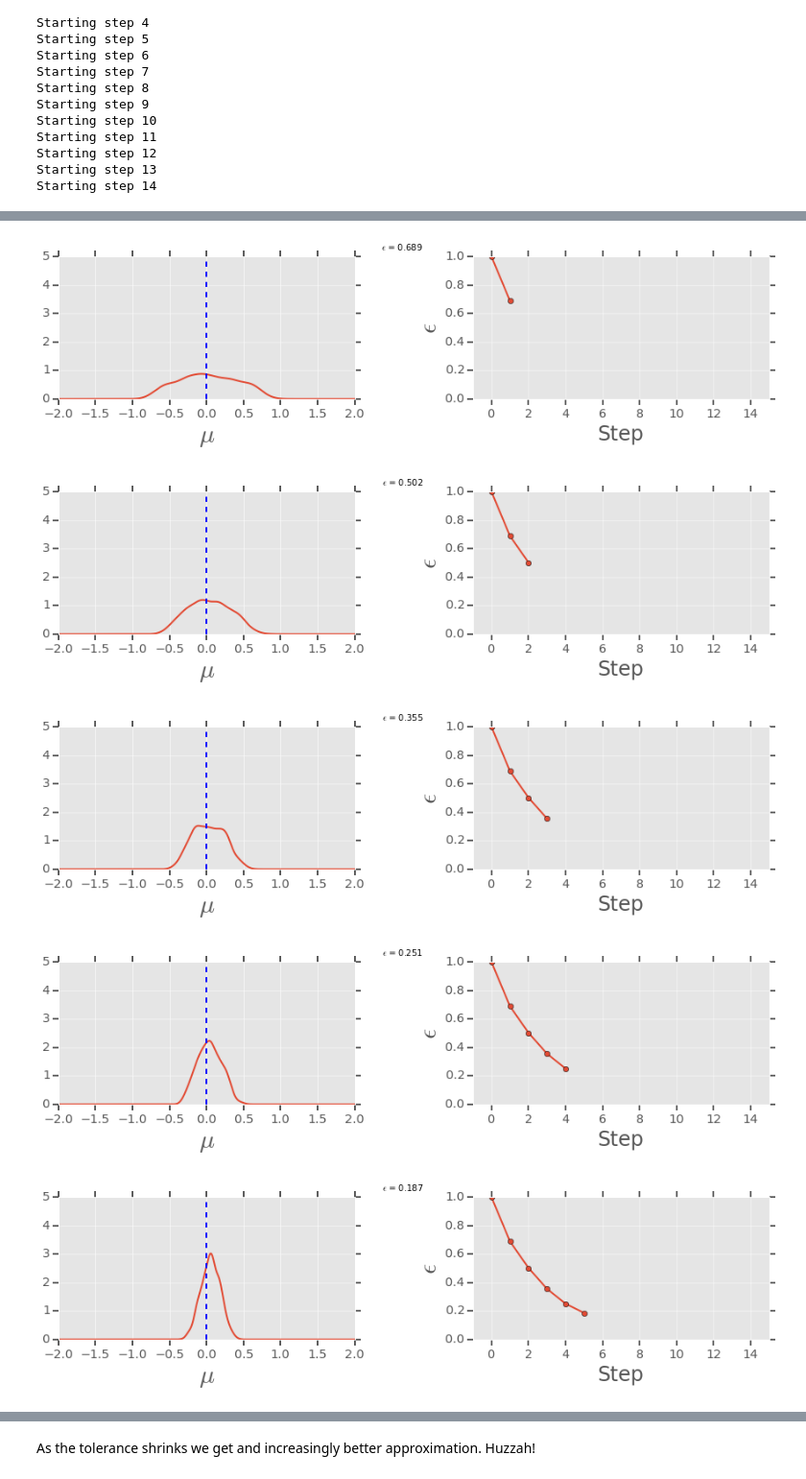
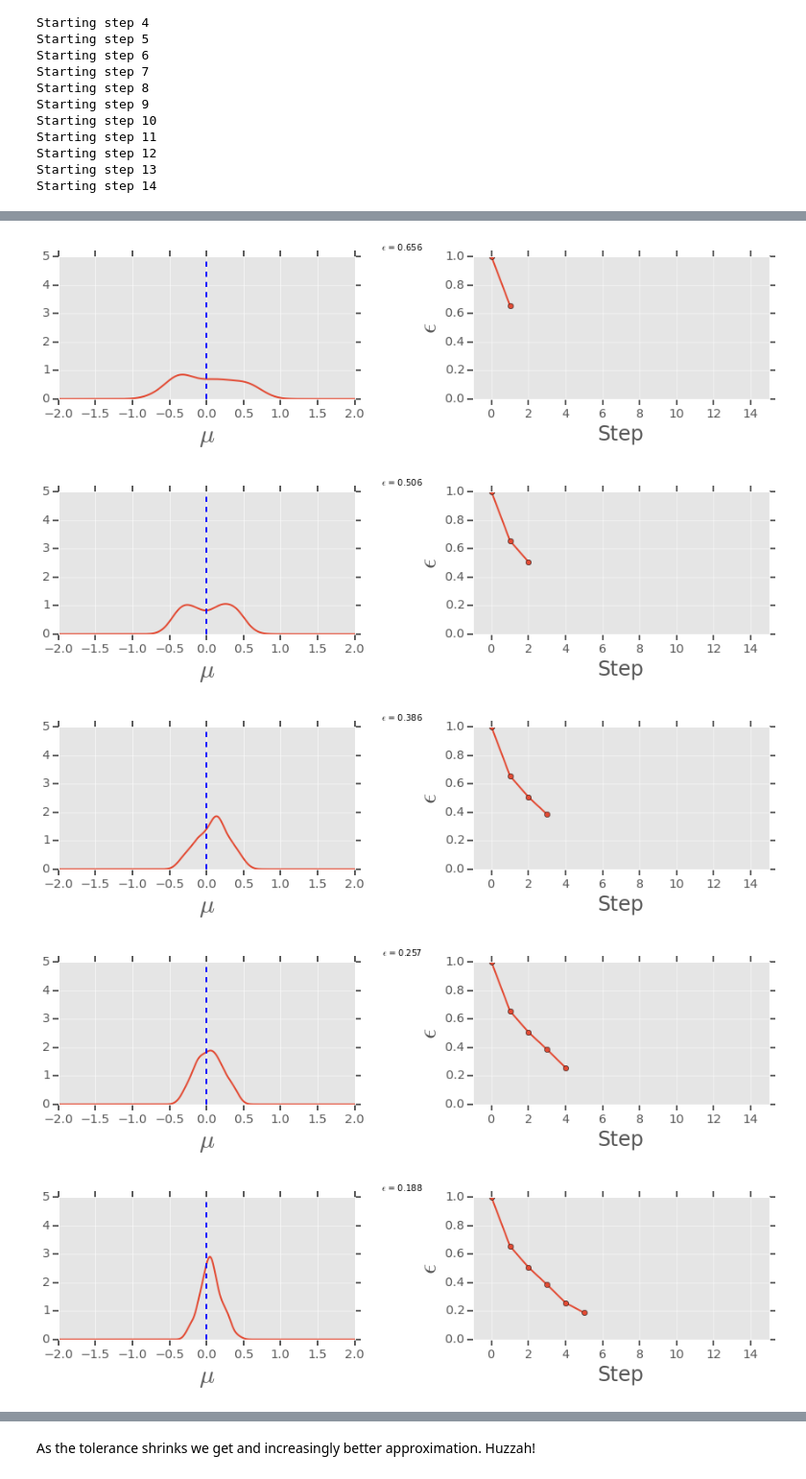
Before and after one commit to rcmorehead/simpleabc, a Jupyter notebook: SimpleABC_demo.ipynb, the cells around one changed output, grey strips where cells are left out. Shown: that part at 96% size. Drawn from its saved outputs; the diff is of its cells as text; code cells hidden in the pictures.

```diff
--- a/SimpleABC_demo.ipynb
+++ b/SimpleABC_demo.ipynb
@@ -69,7 +69,7 @@ model.set_data(data)
 # %% [markdown]
 Now we are ready to do some ABC. Let's get at least 100 samples from our approximate posterior, and set our tolerance (epsilon) to 0.15.
 # %%
-posterior = basic_abc(model, data, min_samples=1000, epsilon=1)
+posterior = basic_abc(model, data, min_samples=100, epsilon=1)
 # %% [markdown]
 Ok, let's see what we get.
 # %%
@@ -94,7 +95,7 @@ That's pretty good, but we can do better. If we make epsilon smaller, we will ge
 
 We'll start with what we did above, but we will take 15 PMC steps.
 # %%
-pmc_posterior = pmc_abc(model, data, epsilon_0=1, min_samples=1000, steps=15)
+pmc_posterior = pmc_abc(model, data, epsilon_0=1, min_samples=100, steps=15)
 # %% [output]
 Starting step 0
 Starting step 1
@@ -114,36 +115,35 @@ Starting step 14
 # %%
 eps = []
 for i in pmc_posterior:
     eps.append(i['epsilon'])
     mu = i[0][0]
 
     mukde = stats.gaussian_kde(mu)
-    sigmakde = stats.gaussian_kde(sigma)
 
     plt.figure(figsize=(15,3))
     plt.subplots_adjust(wspace=0.4)
     plt.suptitle(r'$\epsilon$ = {:.3f}'.format(i['epsilon']))
     plt.subplot(121)
     x = np.linspace(-2,2,1000)
     plt.plot(x, mukde(x))
     plt.axvline(theta_0, ls='--')
     plt.ylim(0,5)
     plt.xlim(-2,2)
     plt.xlabel(r"$\mu$", fontsize=30)
 
     plt.subplot(122)
 
     plt.plot(eps,'-o')
     plt.xlabel('Step', fontsize=24)
     plt.ylabel(r'$\epsilon$', fontsize=30)
     plt.xlim(-1,15)
     plt.ylim(0,1)
 # %% [output]
 [figure]
-[figure, old version]
+[figure, new version]
-[figure, old version]
+[figure, new version]
-[figure, old version]
+[figure, new version]
-[figure, old version]
+[figure, new version]
 [figure]
 [figure]
 [figure]
```
Also changed, not shown: parts of 2 cells of this notebook.
